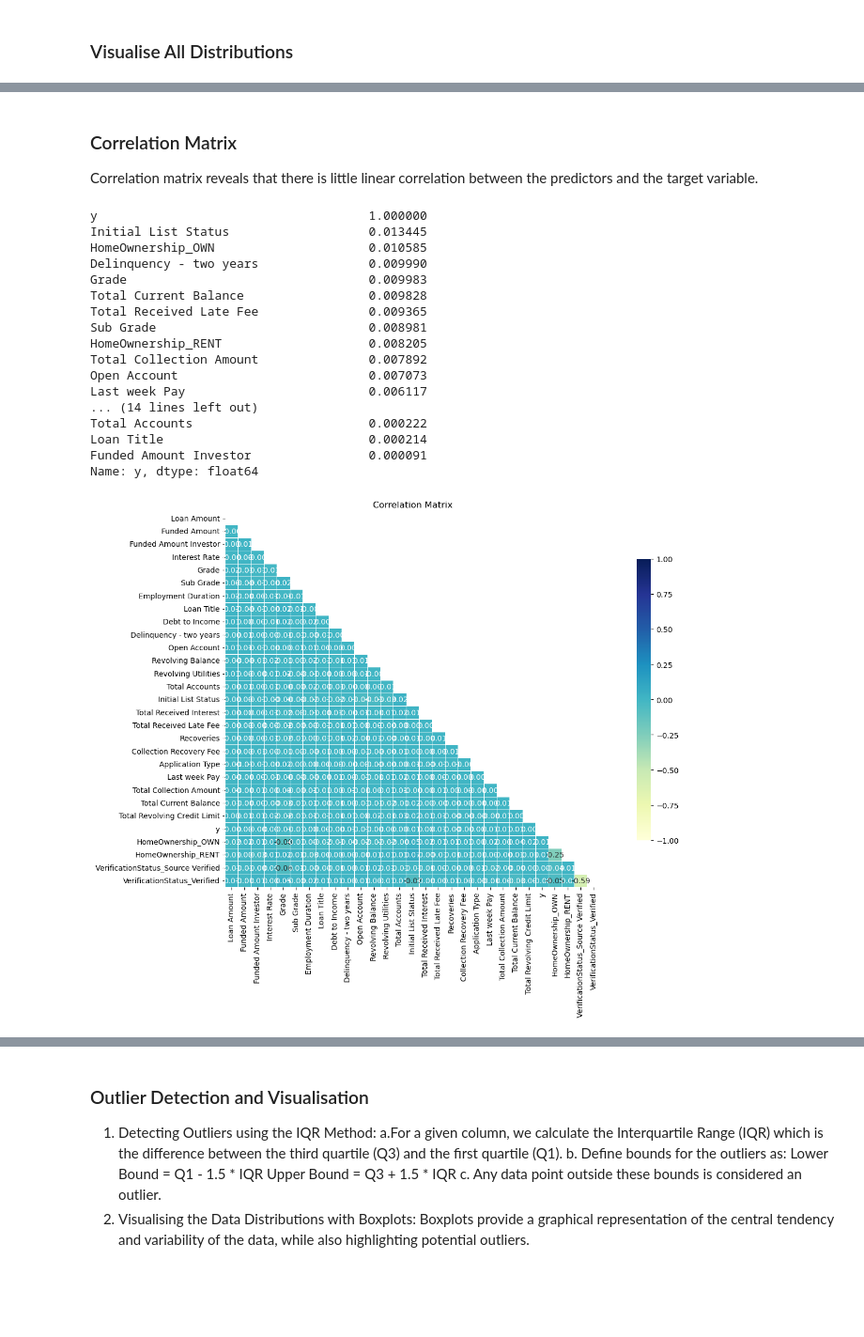
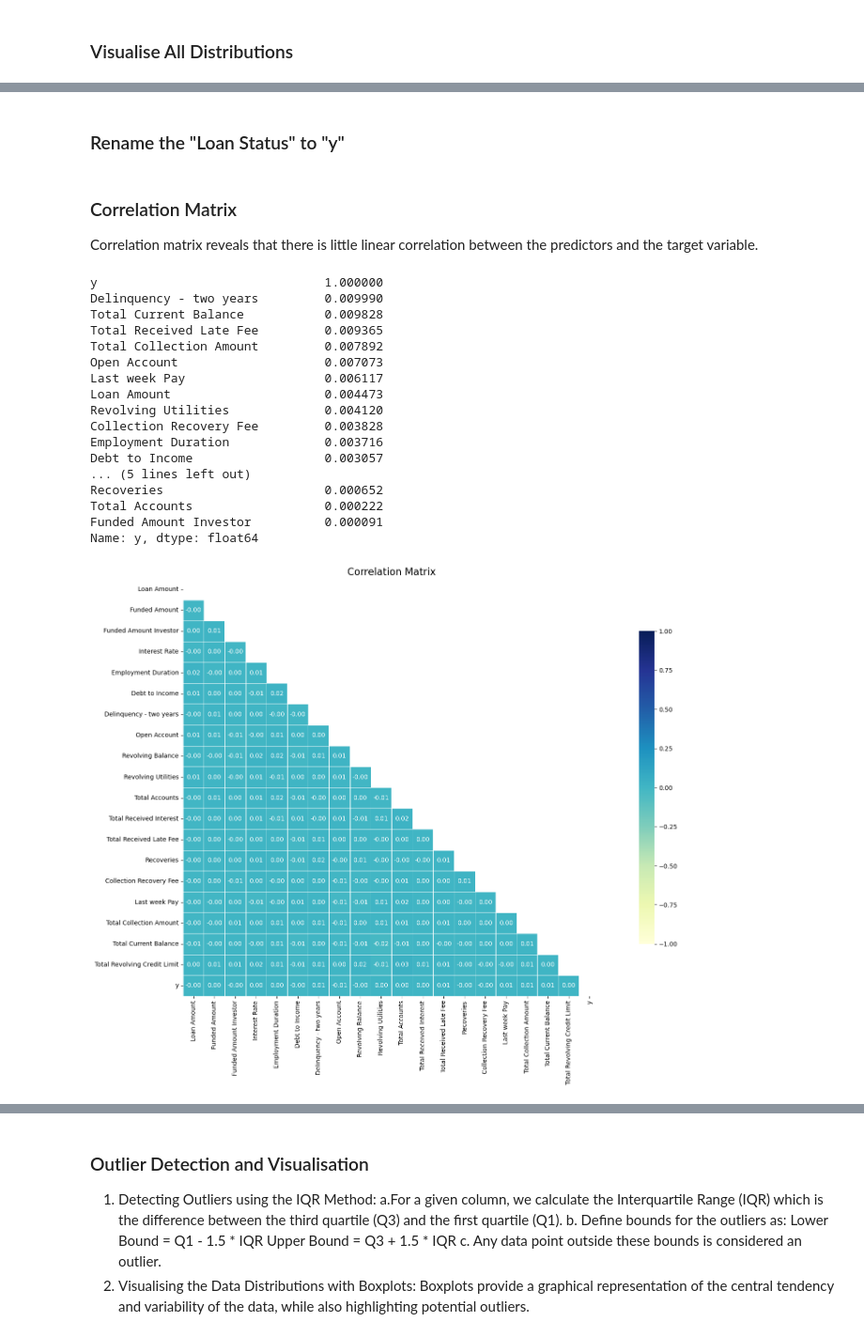
Before and after one commit to ekuginyte/Citadele, a Jupyter notebook: Citadele.ipynb, the cells around one changed output, grey strips where cells are left out. Shown at 94% size. Drawn from its saved outputs; the diff is of its cells as text; code cells hidden in the pictures; blank space fills up the shorter version.

```diff
--- a/Citadele.ipynb
+++ b/Citadele.ipynb
@@ -211,49 +308,58 @@ for column in numeric_columns:
+# %% [markdown]
+### Rename the "Loan Status" to "y"
+# %%
+# Rename Loan Status to y
+data.rename(columns={'Loan Status': 'y'}, inplace=True)
+num_features = data.select_dtypes(exclude='object').columns.to_list()
+num_features_X = num_features.copy()
+num_features_X.remove('y')
 # %% [markdown]
 ### Correlation Matrix
 
 Correlation matrix reveals that there is little linear correlation between the predictors and the target variable.
 # %%
 # Correlation matrix
-corr_matrix = data.corr()
+corr_matrix = data[num_features].corr()
 
 # Select the target variable
 target_corr = corr_matrix['y']
 
 # Sort the correlations, descending
 sorted_correlations = target_corr.abs().sort_values(ascending=False)
 
 # Print the correlated features
 print(sorted_correlations)
 
 # Create a mask for the upper triangle
 mask = np.triu(np.ones_like(corr_matrix, dtype=bool))
 
-# Set up the matplotlib figure
-plt.figure(figsize=(15, 10))
+# Set up the matplotlib figure with a larger size
+plt.figure(figsize=(18, 12))
 
-# Draw the heatmap with the mask and correct aspect ratio
+# Draw the heatmap with the mask, adjusted font size for annotations, and correct aspect ratio
 sns.heatmap(corr_matrix, mask=mask, cmap='YlGnBu', vmax=1, vmin=-1, center=0,
-            square=True, linewidths=0.5, cbar_kws={"shrink": 0.75}, annot=True, fmt=".2f")
+            square=True, linewidths=0.5, cbar_kws={"shrink": 0.75}, annot=True, fmt=".2f", annot_kws={"size": 10})
 
-plt.title('Correlation Matrix')
+# Plot the correlation matrix
+plt.title('Correlation Matrix', fontsize=16)
 plt.tight_layout()
 plt.show()
 # %% [output]
-y                                     1.000000
-Initial List Status                   0.013445
-HomeOwnership_OWN                     0.010585
-Delinquency - two years               0.009990
-Grade                                 0.009983
-Total Current Balance                 0.009828
-Total Received Late Fee               0.009365
-Sub Grade                             0.008981
-HomeOwnership_RENT                    0.008205
-Total Collection Amount               0.007892
-Open Account                          0.007073
-Last week Pay                         0.006117
-... (14 lines left out)
-Total Accounts                        0.000222
-Loan Title                            0.000214
-Funded Amount Investor                0.000091
+y                               1.000000
+Delinquency - two years         0.009990
+Total Current Balance           0.009828
+Total Received Late Fee         0.009365
+Total Collection Amount         0.007892
+Open Account                    0.007073
+Last week Pay                   0.006117
+Loan Amount                     0.004473
+Revolving Utilities             0.004120
+Collection Recovery Fee         0.003828
+Employment Duration             0.003716
+Debt to Income                  0.003057
+... (5 lines left out)
+Recoveries                      0.000652
+Total Accounts                  0.000222
+Funded Amount Investor          0.000091
 Name: y, dtype: float64
-[figure, old version]
+[figure, new version]
```
Also changed, not shown: parts of 50 cells of this notebook, 1 other file.
